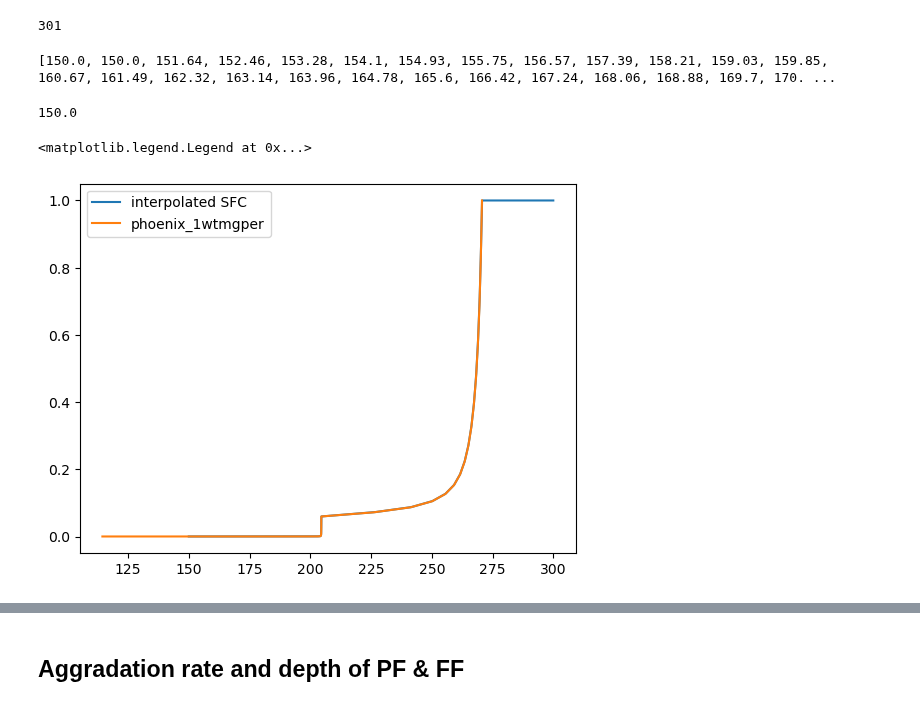
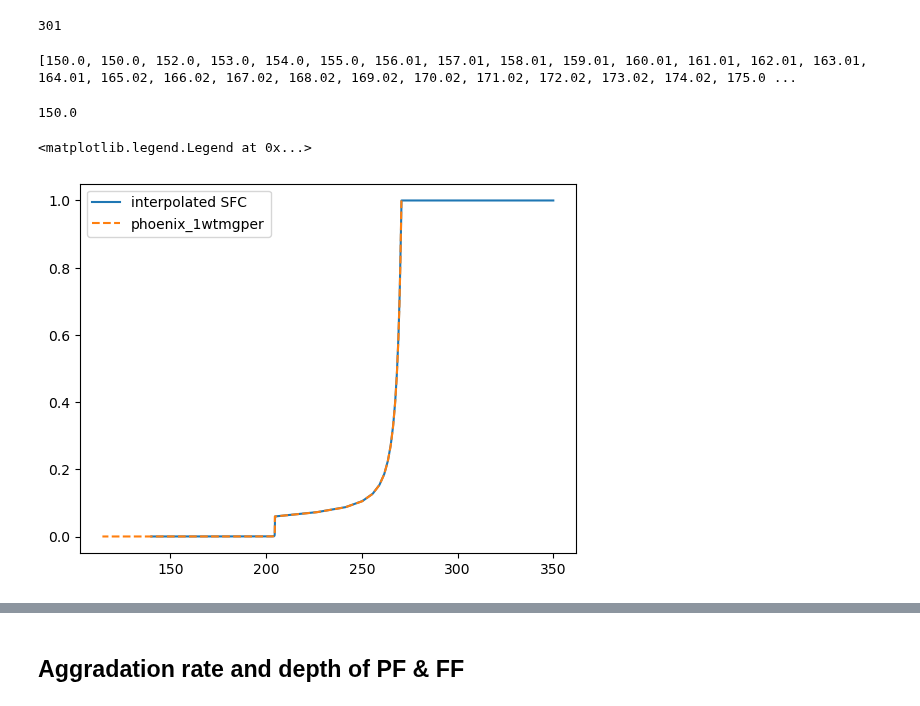
Before and after one commit to alexiak322/ceres-pingo-model, a Jupyter notebook: -1DHT-model-code/python/1DHT Model.ipynb, the cells around one changed output, grey strips where cells are left out. Cells and saved outputs as stored; diff of their text form; code cells hidden in the pictures.

```diff
--- a/-1DHT-model-code/python/1DHT Model.ipynb
+++ b/-1DHT-model-code/python/1DHT Model.ipynb
@@ -79,23 +80,24 @@ T_end=350 # Initial temperature at bottom of grid - NOT USED in for loop (estima
 T_ini_1=np.zeros(nocell) # Initial temperature distribution, gives every cell node a temperature
 for i in range(len(T_ini_1)):
     if 0 <= i < 2:
-        T_ini_1[i] = 150
+        T_ini_1[i] = 150.00
     elif 2 <= i < (nocell-1)/2:
-        T_ini_1[i] = (((273.15-150)/(300))*z[i]) + 150
+        T_ini_1[i] = (((300.15-150)/(300))*z[i]) + 150
     elif i == (nocell-1)/2:
-        T_ini_1[i] = 273.15
+        T_ini_1[i] = 300.15
     elif i > (nocell-1)/2:
-        T_ini_1[i] = (((150-273.15)/300)*z[i-150]) + 273.15
+        T_ini_1[i] = (((150-300.15)/300)*z[i-150]) + 300.15
     elif i == grid_depth-1:
-        T_ini_1[i] = 150
-    else:
-        T_ini_1[i] = 300
-#T_ini[-1] = 150
+        T_ini_1[i] = 150.00
+    #else:
+    #    T_ini_1[i] = 300
+    #else:
+        #T_ini_1[i] = 300
 
 T_ini = [round(item, 2) for item in T_ini_1] #rounding all floats to the nearest hundredth to match with interpolated SFC
 print(T_ini)
 # %% [output]
-[150.0, 150.0, 151.64, 152.46, 153.28, 154.1, 154.93, 155.75, 156.57, 157.39, 158.21, 159.03, 159.85, 160.67, 161.49, 162.32, 163.14, 163.96, 164.78, 165.6, 166.42, 167.24, 168.06, 168.88, 169.7, 170. ...
+[150.0, 150.0, 152.0, 153.0, 154.0, 155.0, 156.01, 157.01, 158.01, 159.01, 160.01, 161.01, 162.01, 163.01, 164.01, 165.02, 166.02, 167.02, 168.02, 169.02, 170.02, 171.02, 172.02, 173.02, 174.02, 175.0 ...
 # %%
 # Ceres temperature reconstruction (just a .txt file) with 100k rows each with a temp of 150 K
 # Load the data from the text file
@@ -179,23 +189,23 @@ T_1 = np.flip(T_11)  # New T_1 #This is just 150 K for each time step
 # %%
 # reading in SFC, creating interpolated pore water fractions from input temp array and SFC
 
 phoenix_1wtmgper = pd.read_csv('/Users/alexiakubas/Desktop/Ceres/1DHT_clone/-1DHT-model-code/SFCs/phoenix_1wtmgper.txt', header=None)
 fw4 = phoenix_1wtmgper[1] #liquid fraction in the pore space, Sl = 1- Si, dep variable
 temp4 = -1*phoenix_1wtmgper[0] #degrees celsius, indep variable
 temp4 = temp4 + 273.15 #converted temperatures to Kelvin
 
-interp_temps = np.arange(150, 300, 0.01)
+interp_temps = np.arange(140, 350, 0.01)
 interp_fw = interp1d(temp4, fw4, kind='linear', fill_value='extrapolate')
 SFC_fw = interp_fw(interp_temps)
 
 for i in range(len(SFC_fw)): #manually set fw at 1 for all cells above freezing
     if SFC_fw[i] >= 1:
         SFC_fw[i] = 1
 
 plt.plot(interp_temps, SFC_fw, label='interpolated SFC')
-plt.plot(temp4, fw4, label='phoenix_1wtmgper')
+plt.plot(temp4, fw4, label='phoenix_1wtmgper', linestyle='dashed')
 #plt.ylim(-0.1,1.1)
 plt.legend()
 # %% [output]
 <matplotlib.legend.Legend at 0x...>
-[figure, old version]
+[figure, new version]
```
Also changed, not shown: parts of 28 cells of this notebook.
